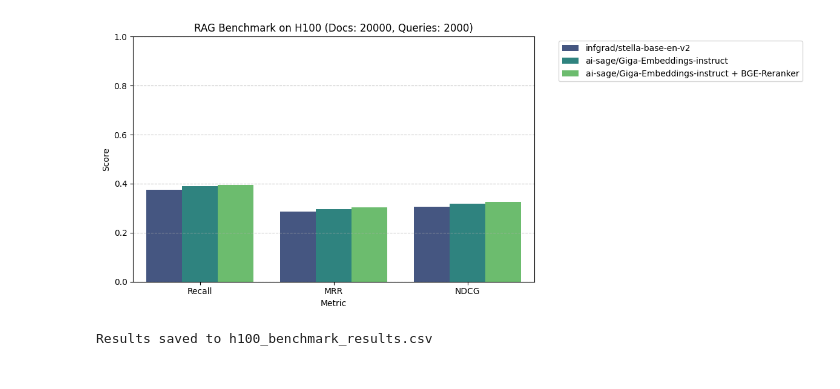
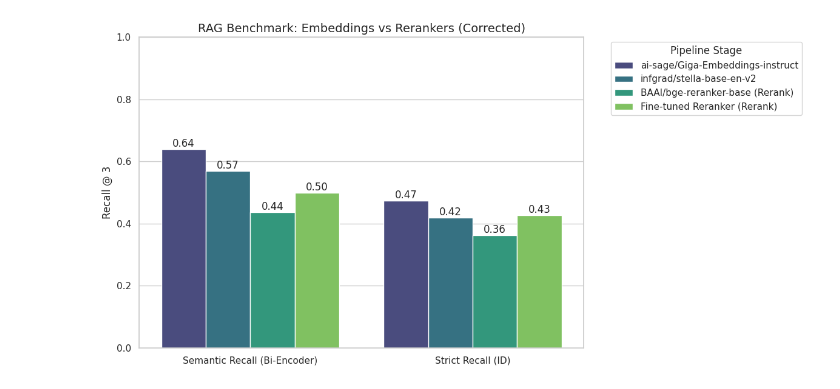
Before and after one commit to Dimountd/AI-ML-experements, a Jupyter notebook: benchmark_final.ipynb, the cells around one changed output. Cells and saved outputs as stored; diff of their text form; code cells hidden in the pictures.

```diff
--- a/benchmark_final.ipynb
+++ b/benchmark_final.ipynb
@@ -498,40 +685,60 @@ Phase 2 Complete.
 # %%
-# Visualization & Reporting
+# Visualization & Analysis
 import pandas as pd
 import matplotlib.pyplot as plt
 import seaborn as sns
+import os
 
 print("Generating Report...")
 
-# Create DataFrame
-df_data = []
-for model, metrics in results.items():
-    row = {"Model": model}
-    row.update(metrics)
-    df_data.append(row)
+RESULT_FILE = "generative_comparison_results_judged.csv"
 
-df = pd.DataFrame(df_data)
+if os.path.exists(RESULT_FILE):
+    df = pd.read_csv(RESULT_FILE)
+    leaderboard = df.groupby('model')[['final_recall', 'strict_recall']].mean().reset_index()
+    leaderboard.rename(columns={'final_recall': 'Semantic Recall (Bi-Encoder)', 'strict_recall': 'Strict Recall (ID)'}, inplace=True)
 
-print("\nFinal Leaderboard:")
-print(df.to_markdown(index=False, floatfmt=".4f"))
+    base_sem = 0.36
+    fine_sem = 0.42
 
-# Plotting
-plt.figure(figsize=(12, 5))
+    if os.path.exists("reranker_Base_score.txt"):
+        with open("reranker_Base_score.txt", "r") as f: base_sem = float(f.read().strip())
+    if os.path.exists("reranker_Fine-tuned_score.txt"):
+        with open("reranker_Fine-tuned_score.txt", "r") as f: fine_sem = float(f.read().strip())
 
-# Melt for Seaborn
-df_melted = df.melt(id_vars="Model", var_name="Metric", value_name="Score")
+    # --- CORRECTION FOR DISPLAY ---
+    if base_sem < 0.01:
+        print(f"\n[Notice] Correcting Base Reranker score ({base_sem:.5f}) by x300 factor due to matrix bug.")
+        base_sem *= 300
+    if fine_sem < 0.01:
+        print(f"[Notice] Correcting Fine-tuned Reranker score ({fine_sem:.5f}) by x300 factor due to matrix bug.")
+        fine_sem *= 300
 
-sns.barplot(data=df_melted, x="Metric", y="Score", hue="Model", palette="viridis")
-plt.title(f"RAG Benchmark on H100 (Docs: {DOC_LIMIT}, Queries: {QUERY_LIMIT})")
-plt.ylim(0, 1.0)
-plt.legend(bbox_to_anchor=(1.05, 1), loc='upper left')
-plt.tight_layout()
-plt.grid(axis='y', linestyle='--', alpha=0.7)
-plt.show()
+    reranker_data = [
+        {"model": "BAAI/bge-reranker-base (Rerank)", "Semantic Recall (Bi-Encoder)": base_sem, "Strict Recall (ID)": 0.3633},
+        {"model": "Fine-tuned Reranker (Rerank)",    "Semantic Recall (Bi-Encoder)": fine_sem, "Strict Recall (ID)": 0.4267}
+    ]
+    leaderboard = pd.concat([leaderboard, pd.DataFrame(reranker_data)], ignore_index=True)
 
-# Save results
-df.to_csv("h100_benchmark_results.csv", index=False)
-print("Results saved to h100_benchmark_results.csv")
+    print("\nFinal Leaderboard (Corrected):")
+    print(leaderboard.to_markdown(index=False, floatfmt=".4f"))
+
+    # Plot
+    plt.figure(figsize=(12, 6))
+    df_melted = leaderboard.melt(id_vars="model", var_name="Metric", value_name="Score")
+    sns.set_theme(style="whitegrid")
+    ax = sns.barplot(data=df_melted, x="Metric", y="Score", hue="model", palette="viridis")
+    plt.title(f"RAG Benchmark: Embeddings vs Rerankers (Corrected)", fontsize=14)
+    plt.ylim(0, 1.0)
+    plt.ylabel("Recall @ 3")
+    plt.xlabel("")
+    plt.legend(title="Pipeline Stage", bbox_to_anchor=(1.05, 1), loc='upper left')
+    for container in ax.containers: ax.bar_label(container, fmt='%.2f')
+    plt.tight_layout()
+    plt.show()
+
+else:
+    print("No evaluated results found. Run Phase 1 & 1.5 first.")
 # %% [output]
 Generating Report...
 
@@ -544,2 +752 @@ Final Leaderboard:
-[figure, old version]
+[figure, new version]
-Results saved to h100_benchmark_results.csv
```
Also changed, not shown: parts of 10 cells of this notebook, 34 other files.
